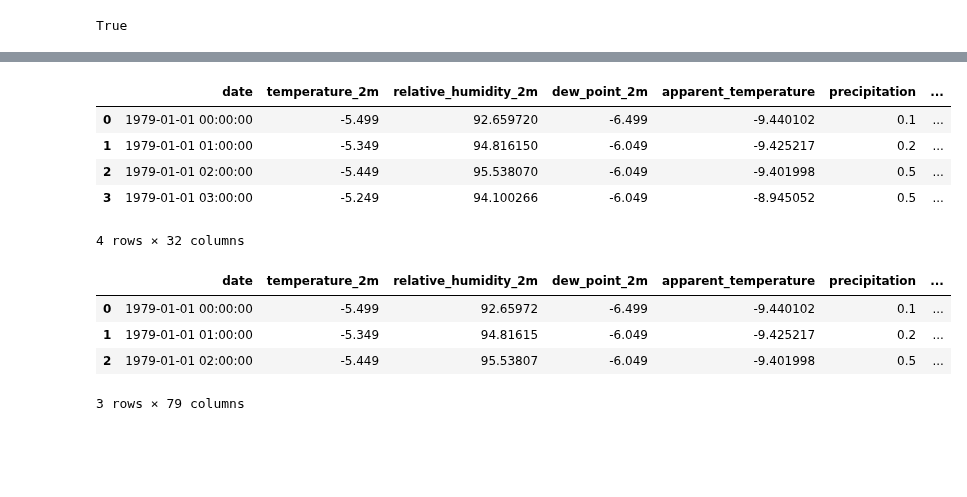
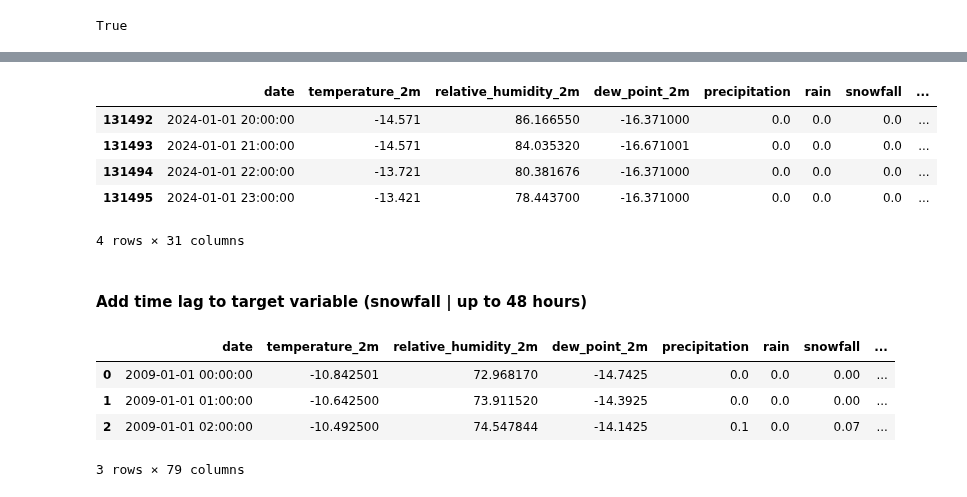
Before and after one commit to MadMax1995bb/powder_alert2.0, a Jupyter notebook: notebooks/notebook_model_tests.ipynb, the cells around one changed output, grey strips where cells are left out. Cells and saved outputs as stored; diff of their text form; code cells hidden in the pictures; blank space fills up the shorter version.

```diff
--- a/notebooks/notebook_model_tests.ipynb
+++ b/notebooks/notebook_model_tests.ipynb
@@ -18,3 +29,14 @@ file_path = os.path.join(relative_path, file_name)
 
 df_hist_openmeteo = pd.read_csv(file_path)
 df_hist_openmeteo['date'] = pd.to_datetime(df_hist_openmeteo['date'])
+# %%
+#Full non-preprocessed dataset on historic data | 15 years | from openmeteo
+
+current_dir = os.getcwd()
+relative_path = os.path.dirname(current_dir)
+file_name = "raw_data/openmeteo_api_zentralstation.csv"
+
+file_path = os.path.join(relative_path, file_name)
+
+df_hist_openmeteo = pd.read_csv(file_path)
+df_hist_openmeteo['date'] = pd.to_datetime(df_hist_openmeteo['date'])
@@ -21,4 +45,5 @@ df_hist_openmeteo['date'] = pd.to_datetime(df_hist_openmeteo['date'])
 # %%
 #have a look at df (with relative current data)
-df_hist_openmeteo.iloc[400093:400100]
+df_hist_openmeteo = df_hist_openmeteo.iloc[:,1:]
+df_hist_openmeteo.head()
 # %% [output]
@@ -98,14 +116,16 @@ N_FEATURES = 32 #???
 # %%
 df_hist_openmeteo['date'] = df_hist_openmeteo['date'].dt.tz_localize(None)
 #df_hist_openmeteo.set_index(['date'], inplace=True)
-df_hist_openmeteo.head(4)
+df_hist_openmeteo.tail(4)
 # %% [output]
-|  | date | temperature_2m | relative_humidity_2m | dew_point_2m | apparent_temperature | precipitation | ... |
-| 0 | 1979-01-01 00:00:00 | -5.499 | 92.659720 | -6.499 | -9.440102 | 0.1 | ... |
-| 1 | 1979-01-01 01:00:00 | -5.349 | 94.816150 | -6.049 | -9.425217 | 0.2 | ... |
-| 2 | 1979-01-01 02:00:00 | -5.449 | 95.538070 | -6.049 | -9.401998 | 0.5 | ... |
-| 3 | 1979-01-01 03:00:00 | -5.249 | 94.100266 | -6.049 | -8.945052 | 0.5 | ... |
+|  | date | temperature_2m | relative_humidity_2m | dew_point_2m | precipitation | rain | snowfall | ... |
+| 131492 | 2024-01-01 20:00:00 | -14.571 | 86.166550 | -16.371000 | 0.0 | 0.0 | 0.0 | ... |
+| 131493 | 2024-01-01 21:00:00 | -14.571 | 84.035320 | -16.671001 | 0.0 | 0.0 | 0.0 | ... |
+| 131494 | 2024-01-01 22:00:00 | -13.721 | 80.381676 | -16.371000 | 0.0 | 0.0 | 0.0 | ... |
+| 131495 | 2024-01-01 23:00:00 | -13.421 | 78.443700 | -16.371000 | 0.0 | 0.0 | 0.0 | ... |
-4 rows × 32 columns
+4 rows × 31 columns
+# %% [markdown]
+#### Add time lag to target variable (snowfall | up to 48 hours)
 # %%
 # target variable preparation | ensure target (=snowfall) aligns with prediction horizon  --> not necessary for RNN/ TransformerModel!
 df = df_hist_openmeteo.copy()
@@ -115,16 +135,16 @@ snowfall_series_list = []
 # df[['date','snowfall','snowfall_1h']]
 
 # for the next 48 hours:
-for i in range(1,48):
+for i in range(1,49):
     df[f'snowfall_{i}h'] = df['snowfall'].shift(-i)
     snowfall_series_list.append(TimeSeries.from_dataframe(df, 'date', value_cols=f'snowfall_{i}h'))
 
 df.head(3)
 # %% [output]
-|  | date | temperature_2m | relative_humidity_2m | dew_point_2m | apparent_temperature | precipitation | ... |
-| 0 | 1979-01-01 00:00:00 | -5.499 | 92.65972 | -6.499 | -9.440102 | 0.1 | ... |
-| 1 | 1979-01-01 01:00:00 | -5.349 | 94.81615 | -6.049 | -9.425217 | 0.2 | ... |
-| 2 | 1979-01-01 02:00:00 | -5.449 | 95.53807 | -6.049 | -9.401998 | 0.5 | ... |
+|  | date | temperature_2m | relative_humidity_2m | dew_point_2m | precipitation | rain | snowfall | ... |
+| 0 | 2009-01-01 00:00:00 | -10.842501 | 72.968170 | -14.7425 | 0.0 | 0.0 | 0.00 | ... |
+| 1 | 2009-01-01 01:00:00 | -10.642500 | 73.911520 | -14.3925 | 0.0 | 0.0 | 0.00 | ... |
+| 2 | 2009-01-01 02:00:00 | -10.492500 | 74.547844 | -14.1425 | 0.1 | 0.0 | 0.07 | ... |
 3 rows × 79 columns
 # %%
 len(snowfall_series_list)
```
Also changed, not shown: parts of 77 cells of this notebook, 1 other file.
